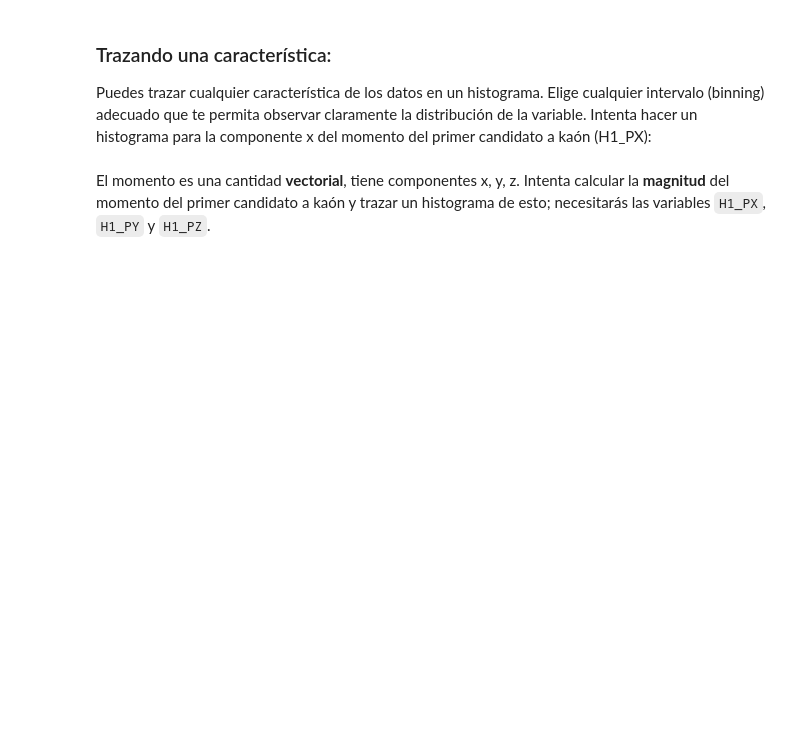
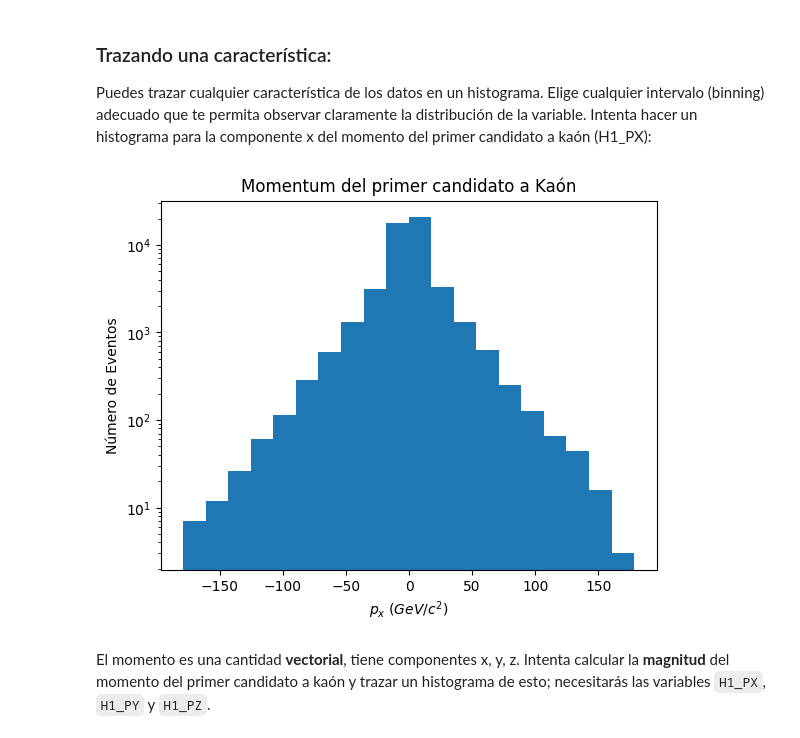
Before and after one commit to MASilva139/LHCb-Open-Data, a Jupyter notebook: opendata-project-1.2/LCHb_ODP_PWF_WR.ipynb, the cells around one changed output. Saved outputs shown, nothing was run; the diff lists cells and outputs as text; code cells hidden in the pictures; blank space fills up the shorter version.

Commit message:
C_LHCb:02-(UpRoot:01)

```diff
--- a/opendata-project-1.2/LCHb_ODP_PWF_WR.ipynb
+++ b/opendata-project-1.2/LCHb_ODP_PWF_WR.ipynb
@@ -57,8 +58,22 @@ IMPORTANTE: Para cada recuadro de código que ya tenga código, como el siguient
 Si el `In [x]`: a la izquierda de un recuadro de código cambia a `In [*]`:, significa que el código en ese recuadro se está ejecutando actualmente.
 # %%
 # Importing  necessary libraries
+%matplotlib inline
+from pathlib import Path
+import warnings
+
 import numpy
 import os
 import uproot
 import pandas
 from matplotlib import pyplot as plt
+from scipy import stats
+
+warnings.filterwarnings('ignore')
+pandas.set_option('display.max_columns', None)
+
+BASE_DIR = Path.cwd()
+DATA_DIR = BASE_DIR / "Data"
+
+print(f"Directorio del proyecto: {BASE_DIR}")
+print(f"Directorio de los datos: {DATA_DIR}")
@@ -68,6 +100,12 @@ Si necesitas ayuda con la programación, además del [código de ejemplo](Exampl
 # Let us now load the simulated data as data frame
 with uproot.open("Data/PhaseSpaceSimulation.root:PhaseSpaceTree") as data:
     sim_data = data.arrays(data.keys(),library="pd")
+# %%
+# Lectura para la simulación
+simulation_path = DATA_DIR / "PhaseSpaceSimulation.root"
+with uproot.open(simulation_path) as root_file:
+    simulation_tree = root_file["PhaseSpaceTree"]
+    sim_data = simulation_tree.arrays(library = "pd")
 # %% [markdown]
 <div align="justify">Ahora que puedes acceder a los datos, puedes usar varias funciones que te ayudarán a analizarlos. Puedes encontrar estas funciones en las bibliotecas al principio de la página. Intenta hacer una tabla de parte de la información dentro de tu archivo de datos para que puedas hacerte una idea de los valores típicos de los datos en el conjunto. Comprender el rango de valores para diferentes variables te ayudará a trazar gráficos.</div>
 
@@ -91,6 +136,15 @@ ____
 Puedes trazar cualquier característica de los datos en un histograma. Elige cualquier intervalo (binning) adecuado que te permita observar claramente la distribución de la variable. Intenta hacer un histograma para la componente x del momento del primer candidato a kaón (H1_PX):
 # %%
 # make a histogram of the H1_PX variable here
+h1px = sim_data["H1_PX"]/1000.0
+plt.hist(h1px,20,[h1px.min(),h1px.max()])
+plt.xlabel(r'$p_x$ ($GeV/c^2$)')
+plt.ylabel('Número de Eventos')
+plt.yscale('log')
+plt.title("Momentum del primer candidato a Kaón")
+plt.show()
+# %% [output]
+[figure, added]
 # %% [markdown]
 El momento es una cantidad **vectorial**, tiene componentes x, y, z. Intenta calcular la **magnitud** del momento del primer candidato a kaón y trazar un histograma de esto; necesitarás las variables `H1_PX`, `H1_PY` y `H1_PZ`.
 # %%
```
Also changed, not shown: parts of 59 cells of this notebook, 33 other files.
